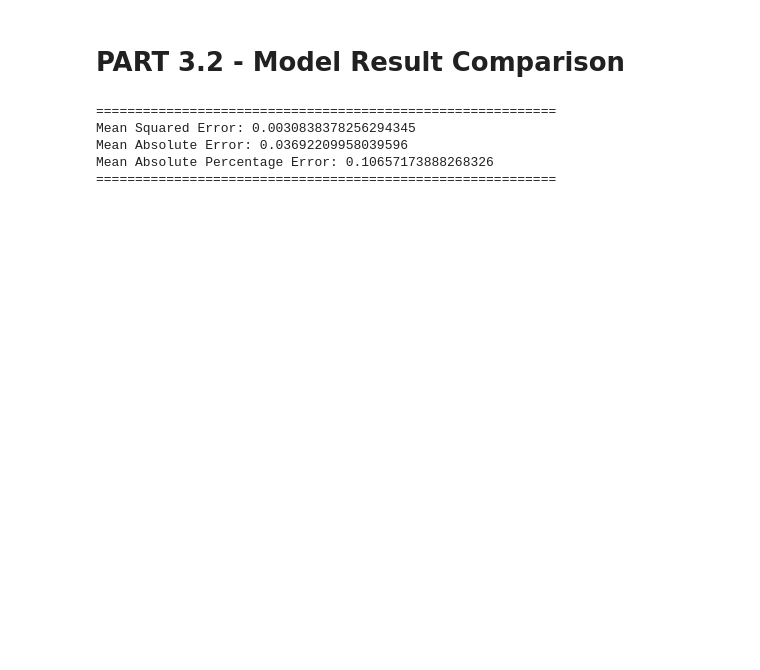
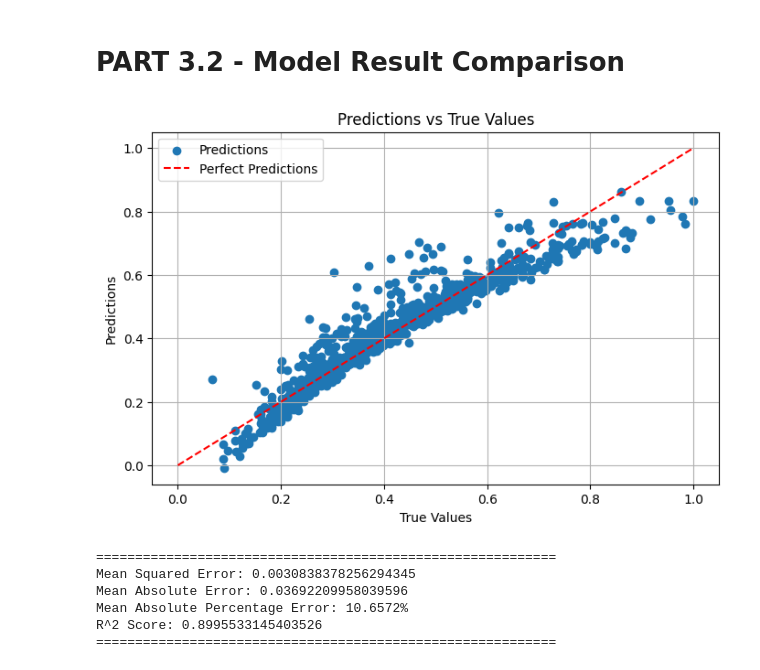
Before and after one commit to Marina-LA/House_Price_-Prediction, a Jupyter notebook: P3_2_model_comparison.ipynb, the cells around one changed output. Saved outputs shown, nothing was run; the diff lists cells and outputs as text; code cells hidden in the pictures; blank space fills up the shorter version.

```diff
--- a/P3_2_model_comparison.ipynb
+++ b/P3_2_model_comparison.ipynb
@@ -2,0 +10,12 @@
+# %%
+def scatter_plot(y_pred, y_true):
+    """Scatter plot of the predictions vs true values."""
+    plt.figure(figsize=(8, 5))
+    plt.scatter(y_true, y_pred, label='Predictions')
+    plt.plot([0, 1], [0, 1], color='red', linestyle='--', label='Perfect Predictions')
+    plt.title('Predictions vs True Values')
+    plt.xlabel('True Values')
+    plt.ylabel('Predictions')
+    plt.legend()
+    plt.grid()
+    plt.show()
@@ -3,37 +28,36 @@
 # %%
-import pandas as pd
-from sklearn.linear_model import LinearRegression
-from sklearn.metrics import mean_squared_error, mean_absolute_error, mean_absolute_percentage_error
-
-# Load the data
-X_train = pd.read_csv('./data/X_train.csv')
-X_test = pd.read_csv('./data/X_test.csv')
-y_train = pd.read_csv('./data/y_train.csv')
-y_test = pd.read_csv('./data/y_test.csv')
-
 # Create the linear regression model
 model = LinearRegression()
 
 # Train the model
 model.fit(X_train, y_train)
 
 # Make predictions
-y_pred = model.predict(X_test)
+predictions = model.predict(X_test)
+
+# Calculate the R^2 score of the model
+score = model.score(X_test, y_test)
 
 # Evaluate the model
-mse = mean_squared_error(y_test, y_pred)
-mae = mean_absolute_error(y_test, y_pred)
-mape = mean_absolute_percentage_error(y_test, y_pred)
+mse = mean_squared_error(y_test, predictions)
+mae = mean_absolute_error(y_test, predictions)
+mape = mean_absolute_percentage_error(y_test, predictions)
+
+# Plot the predictions
+scatter_plot(predictions, y_test)
 
 print("===========================================================")
 print(f'Mean Squared Error: {mse}')
 print(f'Mean Absolute Error: {mae}')
-print(f'Mean Absolute Percentage Error: {mape}')
+print(f'Mean Absolute Percentage Error: {mape * 100:.4f}%')
+print(f'R^2 Score: {score}')
 print("===========================================================")
 # %% [output]
+[figure, added]
 ===========================================================
 Mean Squared Error: 0.0030838378256294345
 Mean Absolute Error: 0.03692209958039596
-Mean Absolute Percentage Error: 0.10657173888268326
+Mean Absolute Percentage Error: 10.6572%
+R^2 Score: 0.8995533145403526
 ===========================================================
 # %%
```
Also changed, not shown: parts of 3 cells of this notebook, 3 other files.
